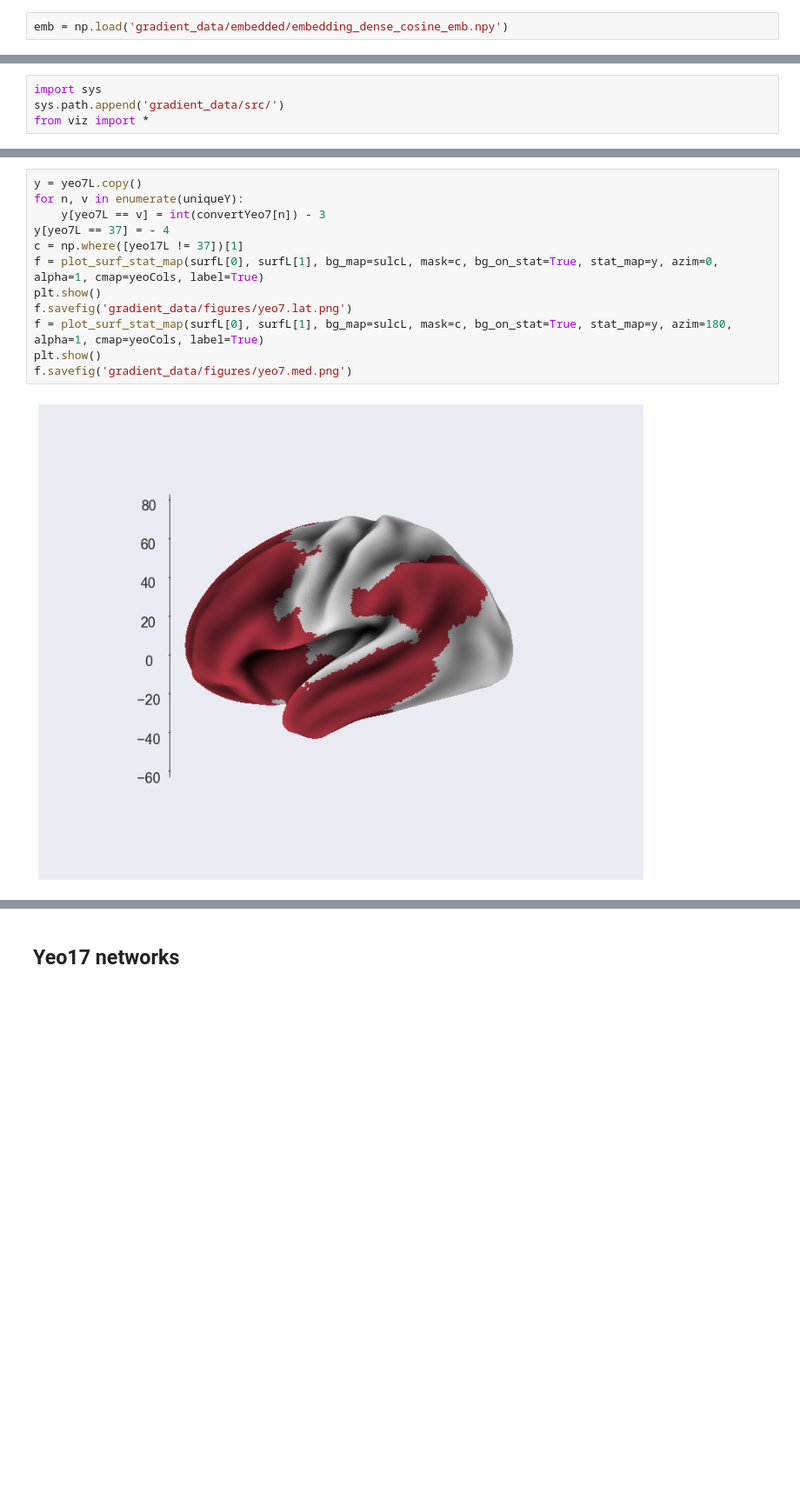
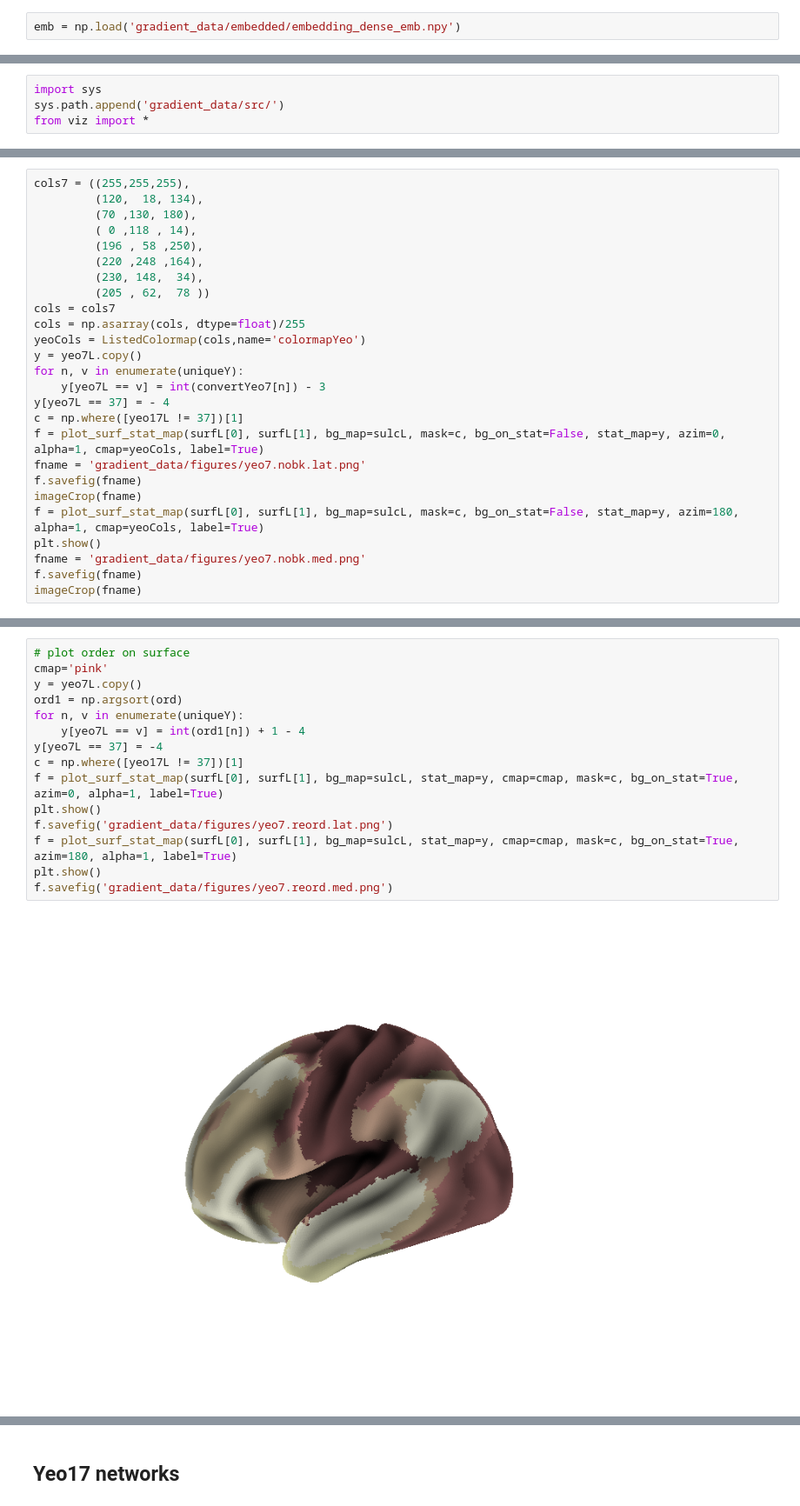
Before and after one commit to NeuroanatomyAndConnectivity/gradient_analysis, a Jupyter notebook: 04_visualize_networks.ipynb, the cells around one changed output, grey strips where cells are left out. Shown at 87% size. Saved outputs shown, nothing was run; the diff lists cells and outputs as text; blank space fills up the shorter version.

```diff
--- a/04_visualize_networks.ipynb
+++ b/04_visualize_networks.ipynb
@@ -42,7 +56,7 @@ pixdim[1,2,3] should be non-zero; setting 0 dims to 1
 pixdim[1,2,3] should be non-zero; setting 0 dims to 1
 pixdim[1,2,3] should be non-zero; setting 0 dims to 1
 # %%
-emb = np.load('gradient_data/embedded/embedding_dense_cosine_emb.npy')
+emb = np.load('gradient_data/embedded/embedding_dense_emb.npy')
 # %% [markdown]
 ## Yeo7 networks
 # %%
@@ -141,0 +181,26 @@ from viz import *
+# %%
+cols7 = ((255,255,255),
+         (120,  18, 134),
+         (70 ,130, 180),
+         ( 0 ,118 , 14),
+         (196 , 58 ,250),
+         (220 ,248 ,164),
+         (230, 148,  34),
+         (205 , 62,  78 ))
+cols = cols7
+cols = np.asarray(cols, dtype=float)/255
+yeoCols = ListedColormap(cols,name='colormapYeo')
+y = yeo7L.copy()
+for n, v in enumerate(uniqueY):
+    y[yeo7L == v] = int(convertYeo7[n]) - 3
+y[yeo7L == 37] = - 4
+c = np.where([yeo17L != 37])[1]
+f = plot_surf_stat_map(surfL[0], surfL[1], bg_map=sulcL, mask=c, bg_on_stat=False, stat_map=y, azim=0, alpha=1, cmap=yeoCols, label=True)
+fname = 'gradient_data/figures/yeo7.nobk.lat.png'
+f.savefig(fname)
+imageCrop(fname)
+f = plot_surf_stat_map(surfL[0], surfL[1], bg_map=sulcL, mask=c, bg_on_stat=False, stat_map=y, azim=180, alpha=1, cmap=yeoCols, label=True)
+plt.show()
+fname = 'gradient_data/figures/yeo7.nobk.med.png'
+f.savefig(fname)
+imageCrop(fname)
@@ -142,14 +226,17 @@ from viz import *
 # %%
+# plot order on surface
+cmap='pink'
 y = yeo7L.copy()
+ord1 = np.argsort(ord)
 for n, v in enumerate(uniqueY):
-    y[yeo7L == v] = int(convertYeo7[n]) - 3
-y[yeo7L == 37] = - 4
+    y[yeo7L == v] = int(ord1[n]) + 1 - 4
+y[yeo7L == 37] = -4
 c = np.where([yeo17L != 37])[1]
-f = plot_surf_stat_map(surfL[0], surfL[1], bg_map=sulcL, mask=c, bg_on_stat=True, stat_map=y, azim=0, alpha=1, cmap=yeoCols, label=True)
+f = plot_surf_stat_map(surfL[0], surfL[1], bg_map=sulcL, stat_map=y, cmap=cmap, mask=c, bg_on_stat=True, azim=0, alpha=1, label=True)
 plt.show()
-f.savefig('gradient_data/figures/yeo7.lat.png')
-f = plot_surf_stat_map(surfL[0], surfL[1], bg_map=sulcL, mask=c, bg_on_stat=True, stat_map=y, azim=180, alpha=1, cmap=yeoCols, label=True)
+f.savefig('gradient_data/figures/yeo7.reord.lat.png')
+f = plot_surf_stat_map(surfL[0], surfL[1], bg_map=sulcL, stat_map=y, cmap=cmap, mask=c, bg_on_stat=True, azim=180, alpha=1, label=True)
 plt.show()
-f.savefig('gradient_data/figures/yeo7.med.png')
+f.savefig('gradient_data/figures/yeo7.reord.med.png')
 # %% [output]
-[figure, old version]
+[figure, new version]
```
Also changed, not shown: parts of 26 cells of this notebook, 5 other files.
